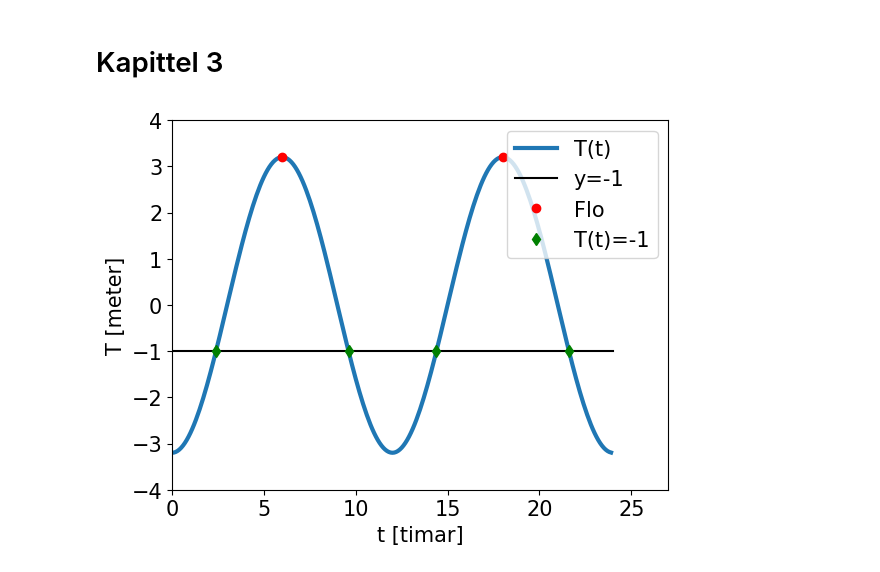
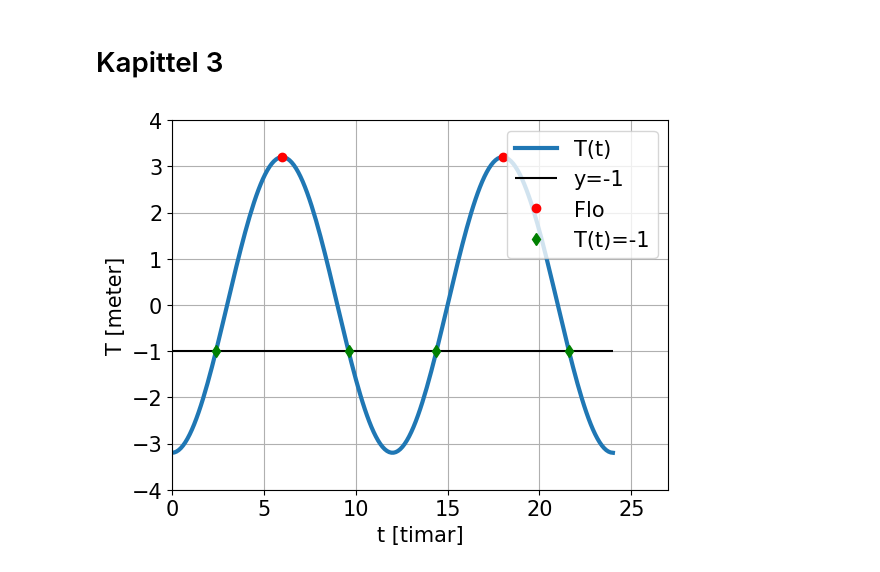
Before and after one commit to nummet/nummet, a Jupyter notebook: Kap_03_Plotting/Funksjonar_og_plotting_Python.ipynb, the cells around one changed output. Cells and saved outputs as stored; diff of their text form; code cells hidden in the pictures.

```diff
--- a/Kap_03_Plotting/Funksjonar_og_plotting_Python.ipynb
+++ b/Kap_03_Plotting/Funksjonar_og_plotting_Python.ipynb
@@ -10,25 +7,30 @@ plt.rcParams.update({'font.size': 15})
 # %%
 # Lag x og y-vektorane
-x = np.arange(0, 24, 0.1)
+x = np.linspace(0, 24, 200)
 y = 3.2 * np.sin(np.pi/6*(x-3))
+
+# Sett størrelse på teksten i figuren
+plt.rcParams.update({'font.size': 15})
 
 # Sett akseteksten
 plt.xlabel('t [timar]')
 plt.ylabel('T [meter]')
 
 # Plott dei forsjellige variablane
 plt.plot(x, y, linewidth=3, label='T(t)')
-plt.plot(np.array([0, 24]), np.array([-1, -1]), 'k-',
-         label='y=-1')
+plt.hlines(-1, 0, 24, 'k', label='y=-1')
+#plt.plot(np.array([0, 24]), np.array([-1, -1]), 'k-',
+#         label='y=-1')
 plt.plot(np.array([6, 18]), np.array([3.2, 3.2]), 'ro',
          linewidth=2, label='Flo')
 plt.plot(np.array([2.39, 9.61, 14.39, 21.61]),
          -np.ones([4, 1]), 'gd', linewidth=2,
          label='T(t)=-1')
 
 # Sett kor stort område ein skal plotte
 plt.axis([0, 27, -4, 4])
+plt.grid(visible=True)
 plt.legend(loc='upper right')
 plt.show()
 # %% [output]
-[figure, old version]
+[figure, new version]
```
Also changed, not shown: parts of 1 cell of this notebook.
